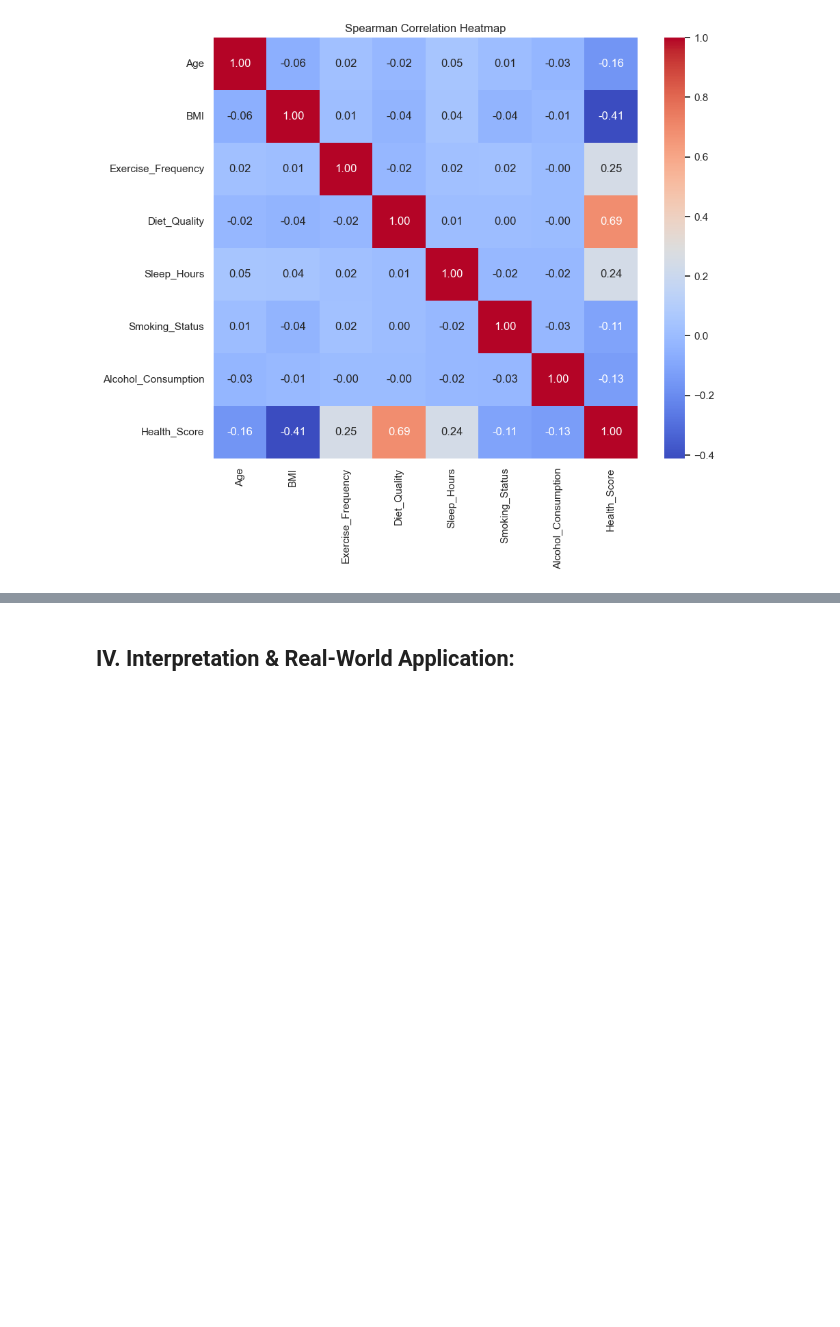
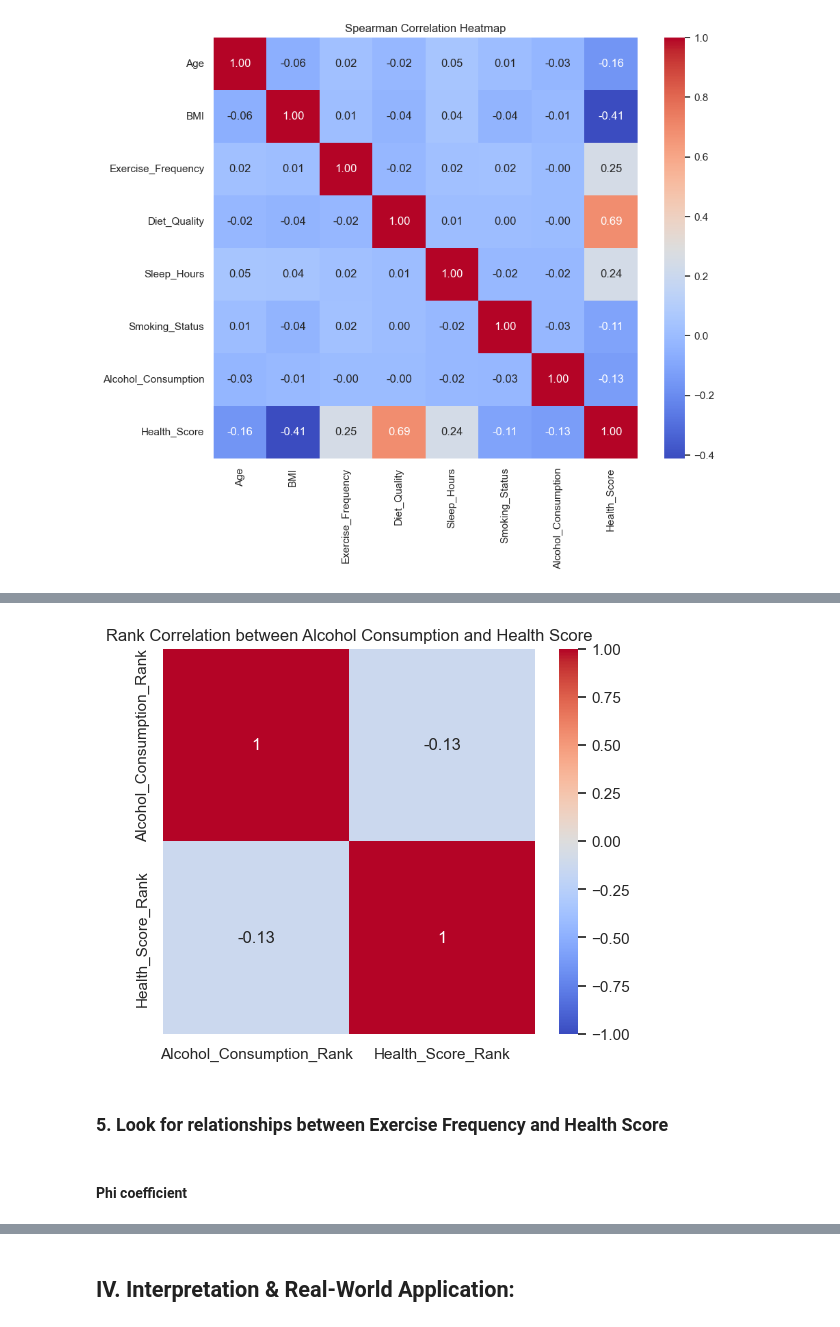
Before and after one commit to suguru-o5/ds-0924, a Jupyter notebook: ds204/final-project/final-project.ipynb, the cells around one changed output, grey strips where cells are left out. Saved outputs shown, nothing was run; the diff lists cells and outputs as text; code cells hidden in the pictures; blank space fills up the shorter version.

```diff
--- a/ds204/final-project/final-project.ipynb
+++ b/ds204/final-project/final-project.ipynb
@@ -259,0 +316,16 @@ plt.show()
+# %%
+data['Alcohol_Consumption_Rank'] = data['Alcohol_Consumption'].rank()
+data['Health_Score_Rank'] = data['Health_Score'].rank()
+
+correlation_matrix = data[['Alcohol_Consumption_Rank', 'Health_Score_Rank']].corr()
+
+plt.figure(figsize=(6, 5))
+sns.heatmap(correlation_matrix, annot=True, cmap='coolwarm', vmin=-1, vmax=1)
+plt.title('Rank Correlation between Alcohol Consumption and Health Score')
+plt.show()
+# %% [output]
+[figure, added]
+# %% [markdown]
+### 5. Look for relationships between Exercise Frequency and Health Score
+# %% [markdown]
+#### Phi coefficient
```
Also changed, not shown: parts of 34 cells of this notebook.
